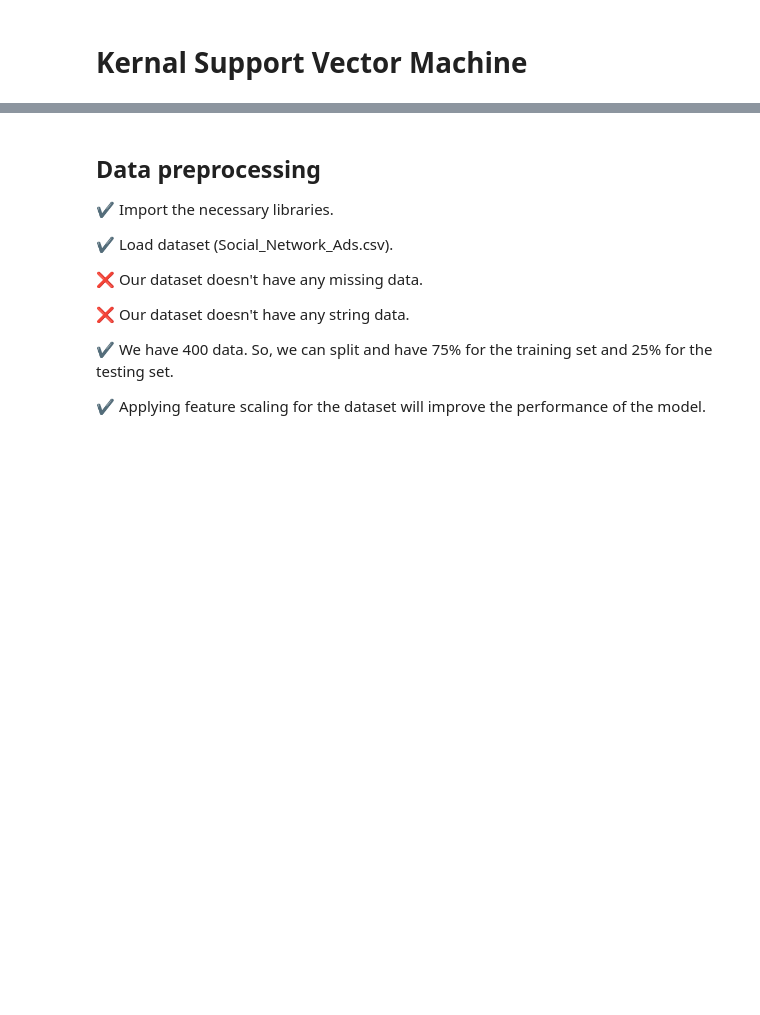
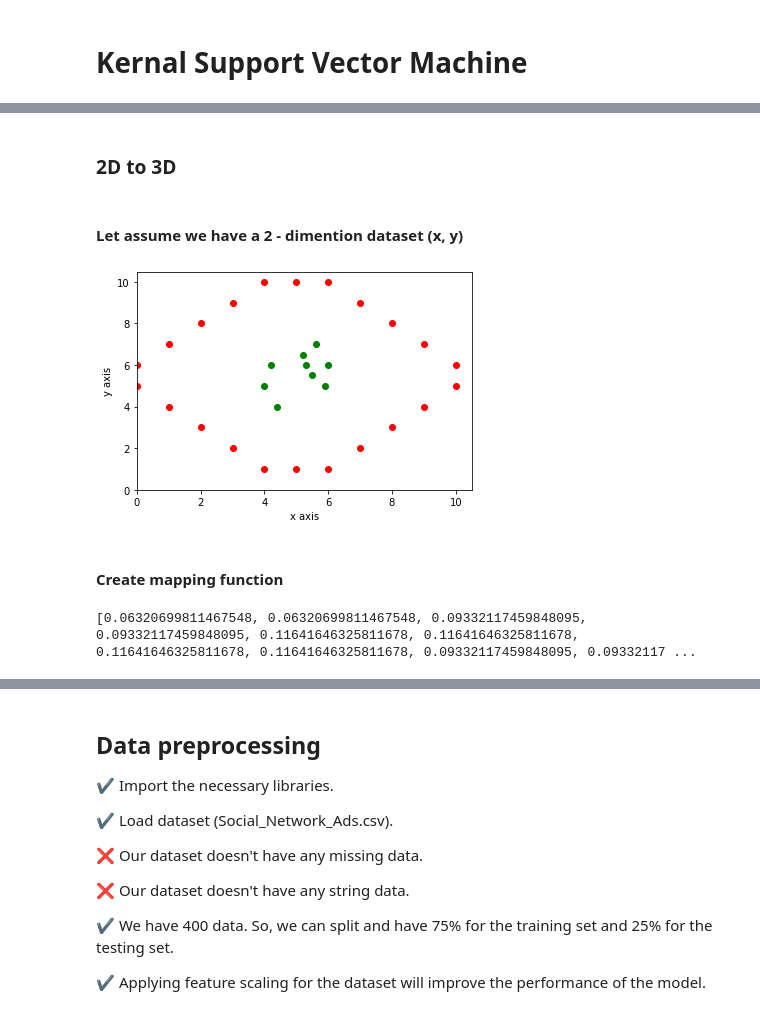
Before and after one commit to sanjay-rb/Machine-learning, a Jupyter notebook: notebook/13 . Kernal Support Vector Machine.ipynb, the cells around one changed output, grey strips where cells are left out. Cells and saved outputs as stored; diff of their text form; code cells hidden in the pictures; blank space fills up the shorter version.

```diff
--- a/notebook/13 . Kernal Support Vector Machine.ipynb
+++ b/notebook/13 . Kernal Support Vector Machine.ipynb
@@ -96,0 +27,12 @@ Text(0.5, 0, 'z axis')
+# %%
+def mappingFunc(X):
+    '''
+    y = 1+(x-5)^2
+    '''
+    y = []
+    for x in X:
+        y.append(1 + (x-5)**2)
+    return y
+
+y = mappingFunc(x)
+print(y)
@@ -96,0 +53,46 @@ Text(0.5, 0, 'z axis')
+# %% [markdown]
+### 2D to 3D
+# %% [markdown]
+#### Let assume we have a 2 - dimention dataset (x, y)
+# %%
+
+x = [0, 0, 1, 1, 2, 2, 3, 3, 4, 4, 5, 5, 6,
+     6, 7, 7, 8, 8, 9, 9, 10, 10] + [4, 4.2, 4.4, 5.2, 5.3, 5.5, 5.6, 5.9, 6]
+y = [5, 6, 4, 7, 3, 8, 2, 9, 1, 10, 1, 10,
+     1, 10, 2, 9, 3, 8, 4, 7, 5, 6] + [5, 6, 4, 6.5, 6, 5.5, 7, 5, 6]
+result = [False] * len([0, 0, 1, 1, 2, 2, 3, 3, 4, 4, 5, 5, 6,
+                        6, 7, 7, 8, 8, 9, 9, 10, 10]) + ([True] * len([5, 6, 4, 6.5, 6, 5.5, 7, 5, 6]))
+for i in range(len(x)):
+    plt.scatter(
+        x=x[i], y=y[i],
+        color=('red', 'green')[result[i]],
+    )
+plt.xlim(0)
+plt.ylim(0)
+plt.xlabel('x axis')
+plt.ylabel('y axis')
+plt.show()
+# %% [output]
+[figure, added]
+# %% [markdown]
+#### Create mapping function
+# %%
+from math import sqrt, exp
+
+def mappingFunc(X, Y):
+    '''
+    z = e ^ -1 * ((distance between point [x, y] and center landmark) / 2 * sigma^2)
+    Given formula is Gaussian (RBF) Radial Basis Function
+    '''
+    landmark = [5.5, 5.5]
+    sigma = 1
+    z = []
+    for x, y in zip(X, Y):
+        distance = sqrt(((x-landmark[0])**2)+((y-landmark[1])**2))
+        z.append(exp(-1 * (distance/2*sigma**2)))
+    return z
+
+z = mappingFunc(x, y)
+print(z)
+# %% [output]
+[0.06320699811467548, 0.06320699811467548, 0.09332117459848095, 0.09332117459848095, 0.11641646325811678, 0.11641646325811678, 0.11641646325811678, 0.11641646325811678, 0.09332117459848095, 0.09332117 ...
```
Also changed, not shown: parts of 17 cells of this notebook, 2 other files.
